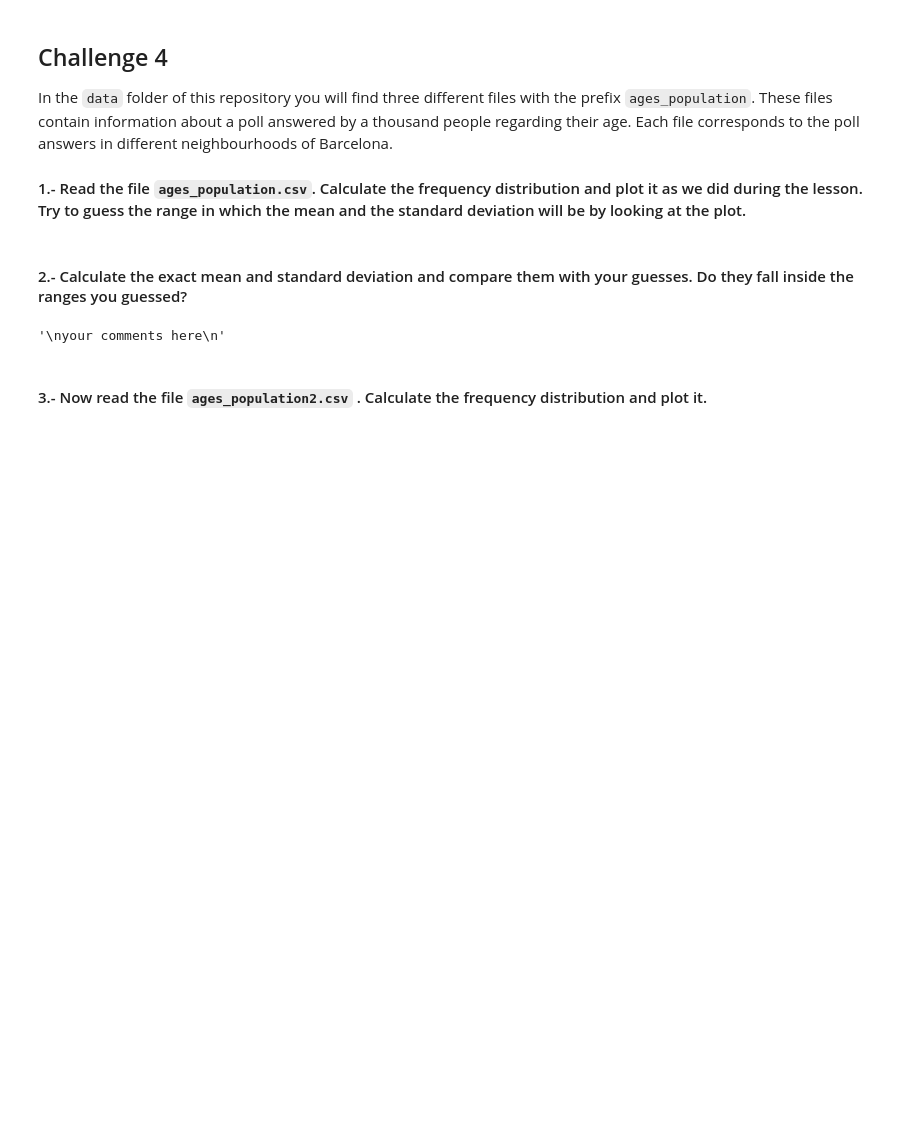
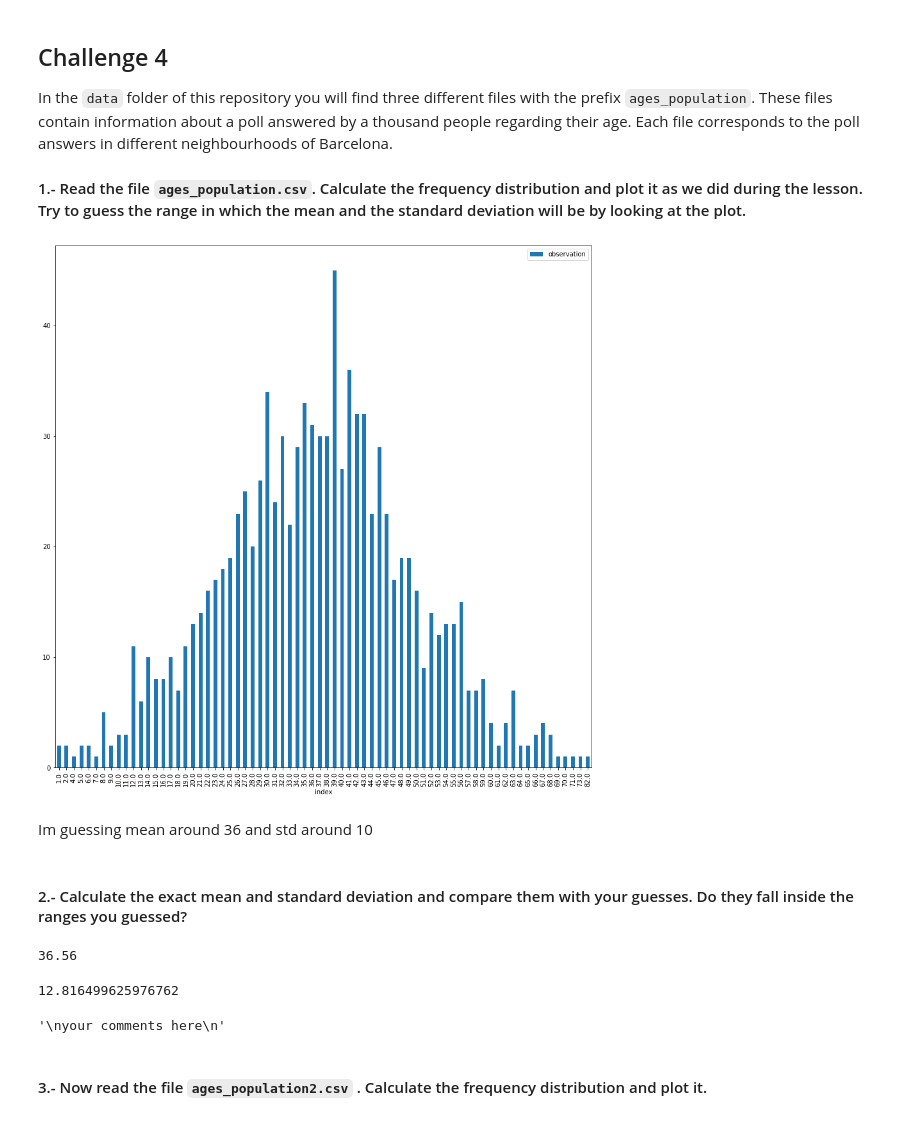
Before and after one commit to psyrgkan/DAFT_1022, a Jupyter notebook: module_2/Lab_4_Descriptive-Statistics/main.ipynb, the cells around one changed output. Drawn from its saved outputs; the diff is of its cells as text; code cells hidden in the pictures; blank space fills up the shorter version.

```diff
--- a/module_2/Lab_4_Descriptive-Statistics/main.ipynb
+++ b/module_2/Lab_4_Descriptive-Statistics/main.ipynb
@@ -207,2 +205,10 @@ In the `data` folder of this repository you will find three different files with
+# %%
+ages = pd.read_csv(r'./ages_population.csv')
+
+ages['observation'].value_counts().reset_index().sort_values(by='index').plot.bar(x='index',figsize=(15,15));
+# %% [output]
+[figure, added]
+# %% [markdown]
+Im guessing mean around 36 and std around 10
 # %% [markdown]
 #### 2.- Calculate the exact mean and standard deviation and compare them with your guesses. Do they fall inside the ranges you guessed?
@@ -211,8 +215,16 @@ In the `data` folder of this repository you will find three different files with
-# %%
-"""
-your comments here
-"""
-# %% [output]
-'\nyour comments here\n'
+# %%
+ages['observation'].mean()
+# %% [output]
+36.56
+# %%
+ages['observation'].std()
+# %% [output]
+12.816499625976762
+# %%
+"""
+Yes my guess was pretty good!
+"""
+# %% [output]
+'\nyour comments here\n'
 # %% [markdown]
 #### 3.- Now read the file `ages_population2.csv` . Calculate the frequency distribution and plot it.
```
Also changed, not shown: parts of 29 cells of this notebook.
